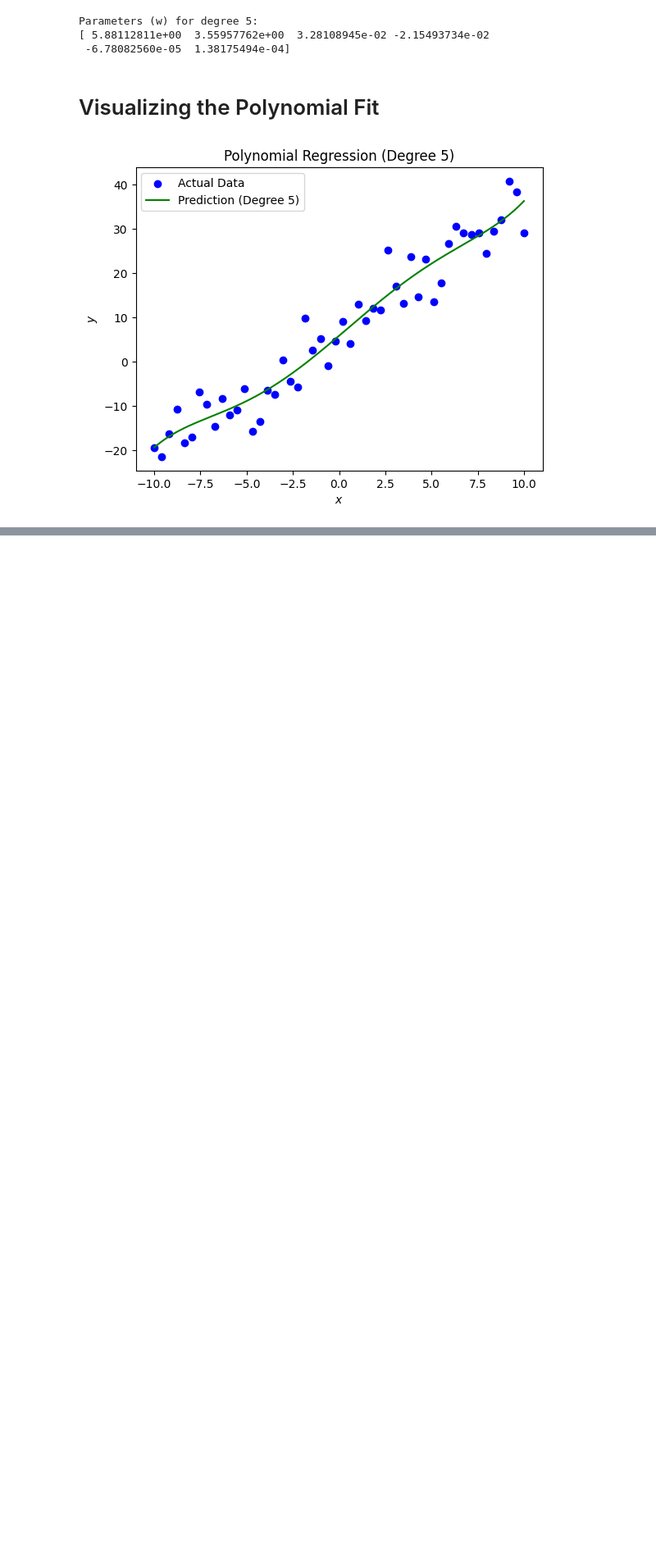
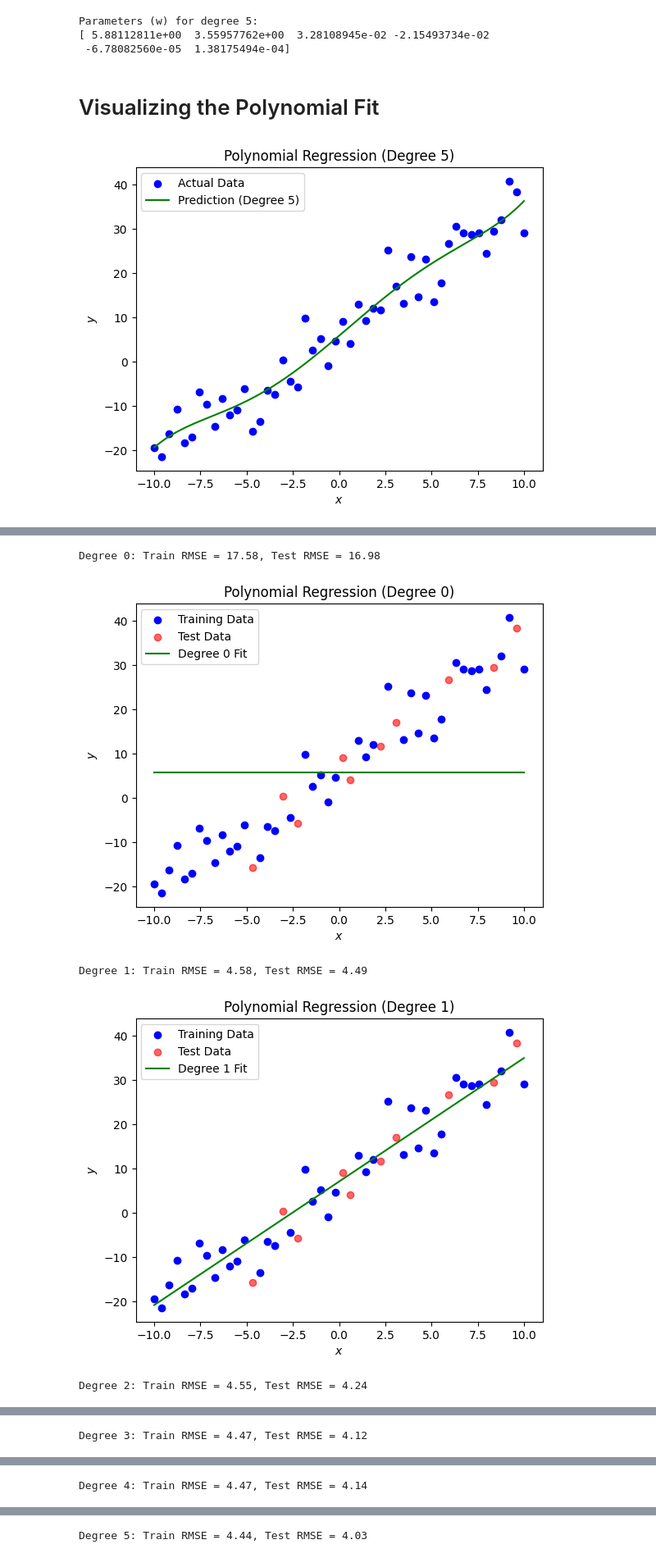
Before and after one commit to hoseinAkbari97/machine_learning_course, a Jupyter notebook: Chapter_01_Supervised_Learning/regression/Linear_Regression_1.ipynb, the cells around one changed output, grey strips where cells are left out. Shown: that part at 82% size. Saved outputs shown, nothing was run; the diff lists cells and outputs as text; code cells hidden in the pictures; blank space fills up the shorter version.

```diff
--- a/Chapter_01_Supervised_Learning/regression/Linear_Regression_1.ipynb
+++ b/Chapter_01_Supervised_Learning/regression/Linear_Regression_1.ipynb
@@ -119,0 +124,3 @@ plt.show()
+# %%
+def compute_rms_error(y_true, y_pred):
+  return np.sqrt(np.mean((y_true - y_pred)**2))
@@ -119,0 +131,62 @@ plt.show()
+# %%
+from sklearn.model_selection import train_test_split
+
+# Split the data into 80% training and 20% testing
+X_train, X_test, y_train, y_test = train_test_split(X, y, test_size=0.2, random_state=42)
+
+degrees = range(0, 9)
+train_rms_errors = []
+test_rms_errors = []
+
+for d in degrees:
+  # Train the model on the training set
+  w_poly = polynomial_regression(X_train, y_train, d)
+
+  # Compute predictions for the training set
+  x_train_poly = polynomial_features(X_train, d)
+  y_train_pred = x_train_poly.dot(w_poly)
+
+  # Compute predictions for the test set
+  x_test_poly = polynomial_features(X_test, d)
+  y_test_pred = x_test_poly.dot(w_poly)
+
+  # Calculate RSME for both training and test sets
+  train_rms_error = compute_rms_error(y_train, y_train_pred)
+  test_rms_error = compute_rms_error(y_test, y_test_pred)
+
+  # Store the errors
+  train_rms_errors.append(train_rms_error)
+  test_rms_errors.append(test_rms_error)
+
+  # Print the RMSE for the current degree
+  print(f"Degree {d}: Train RMSE = {train_rms_error:.2f}, Test RMSE = {test_rms_error:.2f}")
+
+  # Plot the polynomial fit on the training data
+  plt.scatter(X_train, y_train, color='blue', label="Training Data")
+  plt.scatter(X_test, y_test, color='red', label="Test Data", alpha=0.6)
+  X_fit = np.linspace(X.min(), X.max(), 200)
+  X_fit_poly = polynomial_features(X_fit, d)
+  y_fit_pred = X_fit_poly.dot(w_poly)
+  plt.plot(X_fit, y_fit_pred, color='green', label=f'Degree {d} Fit')
+  plt.title(f"Polynomial Regression (Degree {d})")
+  plt.xlabel("$x$")
+  plt.ylabel("$y$")
+  plt.legend()
+  plt.show()
+
+# Plot RMSE for training and test sets
+plt.plot(degrees, train_rms_errors, marker='o', linestyle='-', color='blue', label='Train RMSE')
+plt.plot(degrees, test_rms_errors, marker='o', linestyle='-', color='red', label='Test RMSE')
+plt.title("Train vs Test RMSE vs Polynomial Degree")
+plt.xlabel("Polynomial Degree")
+plt.ylabel("RMSE")
+plt.xticks(degrees)
+plt.grid(True)
+plt.legend()
+plt.show()
+# %% [output]
+Degree 0: Train RMSE = 17.58, Test RMSE = 16.98
+[figure, added]
+Degree 1: Train RMSE = 4.58, Test RMSE = 4.49
+[figure, added]
+Degree 2: Train RMSE = 4.55, Test RMSE = 4.24
@@ -119,0 +194 @@ plt.show()
+Degree 3: Train RMSE = 4.47, Test RMSE = 4.12
@@ -119,0 +196 @@ plt.show()
+Degree 4: Train RMSE = 4.47, Test RMSE = 4.14
@@ -119,0 +198 @@ plt.show()
+Degree 5: Train RMSE = 4.44, Test RMSE = 4.03
```
Also changed, not shown: parts of 6 cells of this notebook.
